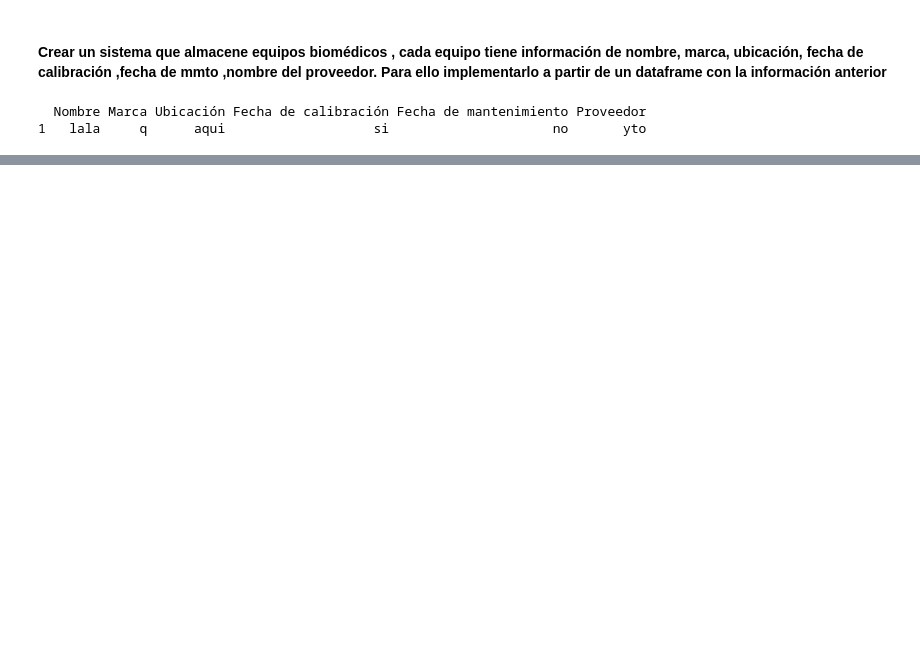
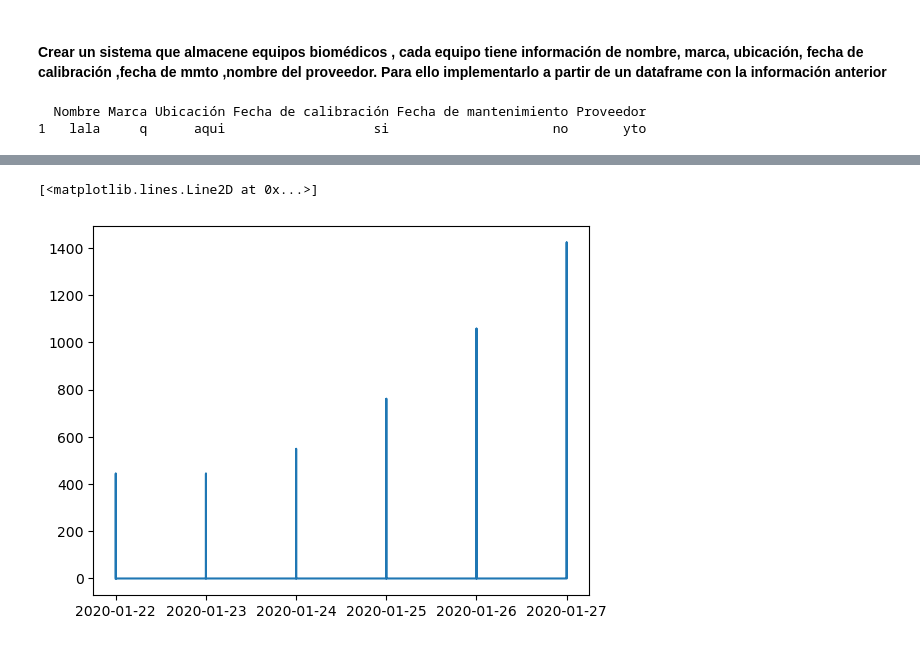
Before and after one commit to CarmenSRU/TareasParcial2Repaso, a Jupyter notebook: Pandas.ipynb, the cells around one changed output, grey strips where cells are left out. Drawn from its saved outputs; the diff is of its cells as text; code cells hidden in the pictures; blank space fills up the shorter version.

```diff
--- a/Pandas.ipynb
+++ b/Pandas.ipynb
@@ -99,0 +103,2 @@ while True:
+# %%
+df = pd.read_csv("archive/covid_19_clean_complete.csv")
@@ -99,0 +183,5 @@ while True:
+# %%
+plt.plot(df['Date'][:1500],df['Confirmed'][:1500])
+# %% [output]
+[<matplotlib.lines.Line2D at 0x...>]
+[figure, added]
```
Also changed, not shown: parts of 9 cells of this notebook, 6 other files.
